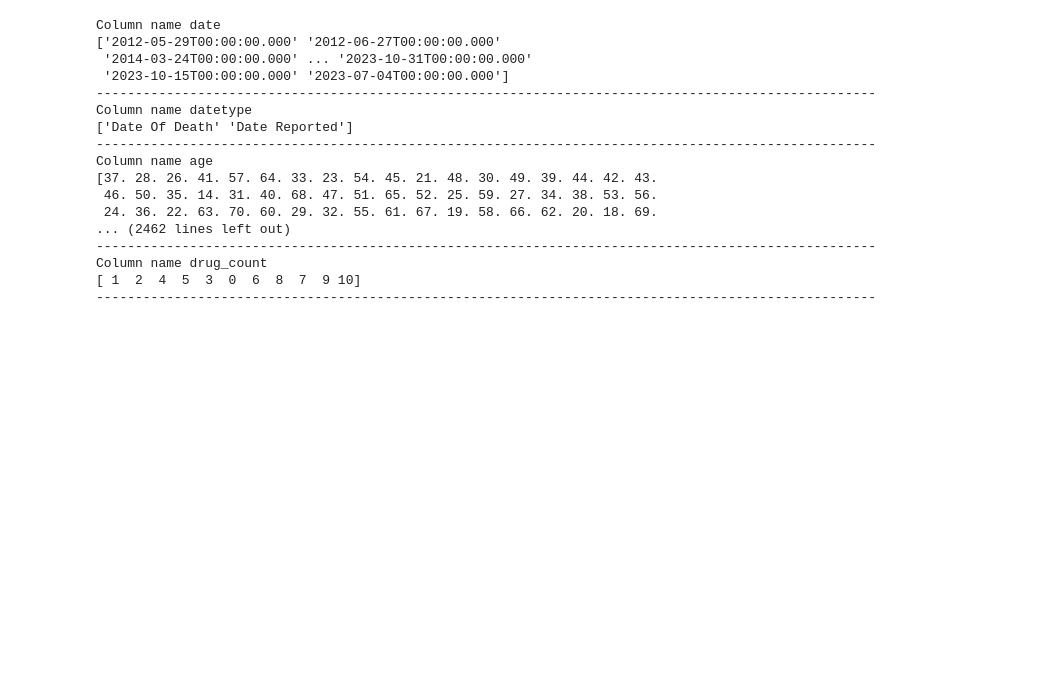
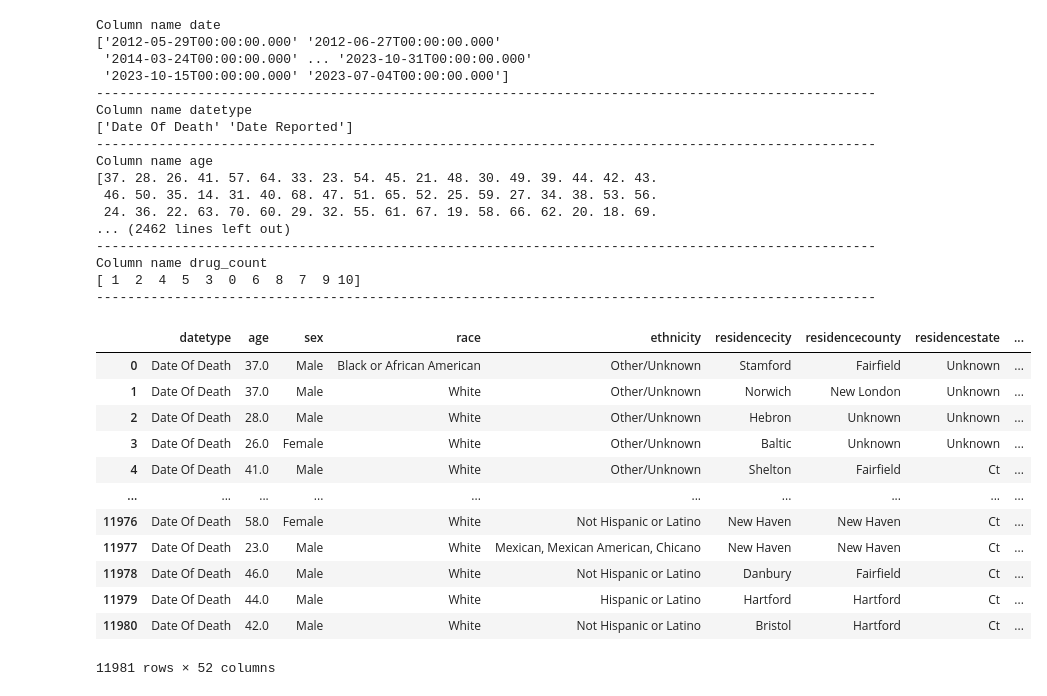
Before and after one commit to sam2800ml/drugs_analysis, a Jupyter notebook: notebooks/main.ipynb, the cells around one changed output. Cells and saved outputs as stored; diff of their text form; code cells hidden in the pictures; blank space fills up the shorter version.

```diff
--- a/notebooks/main.ipynb
+++ b/notebooks/main.ipynb
@@ -308,0 +307,16 @@ dataframe.to_csv('dataframe.csv', header=True, index=False)
+# %%
+dataframe
+# %% [output]
+|  | datetype | age | sex | race | ethnicity | residencecity | residencecounty | residencestate | ... |
+| 0 | Date Of Death | 37.0 | Male | Black or African American | Other/Unknown | Stamford | Fairfield | Unknown | ... |
+| 1 | Date Of Death | 37.0 | Male | White | Other/Unknown | Norwich | New London | Unknown | ... |
+| 2 | Date Of Death | 28.0 | Male | White | Other/Unknown | Hebron | Unknown | Unknown | ... |
+| 3 | Date Of Death | 26.0 | Female | White | Other/Unknown | Baltic | Unknown | Unknown | ... |
+| 4 | Date Of Death | 41.0 | Male | White | Other/Unknown | Shelton | Fairfield | Ct | ... |
+| ... | ... | ... | ... | ... | ... | ... | ... | ... | ... |
+| 11976 | Date Of Death | 58.0 | Female | White | Not Hispanic or Latino | New Haven | New Haven | Ct | ... |
+| 11977 | Date Of Death | 23.0 | Male | White | Mexican, Mexican American, Chicano | New Haven | New Haven | Ct | ... |
+| 11978 | Date Of Death | 46.0 | Male | White | Not Hispanic or Latino | Danbury | Fairfield | Ct | ... |
+| 11979 | Date Of Death | 44.0 | Male | White | Hispanic or Latino | Hartford | Hartford | Ct | ... |
+| 11980 | Date Of Death | 42.0 | Male | White | Not Hispanic or Latino | Bristol | Hartford | Ct | ... |
+11981 rows × 52 columns
```
Also changed, not shown: parts of 6 cells of this notebook, 19 other files.
